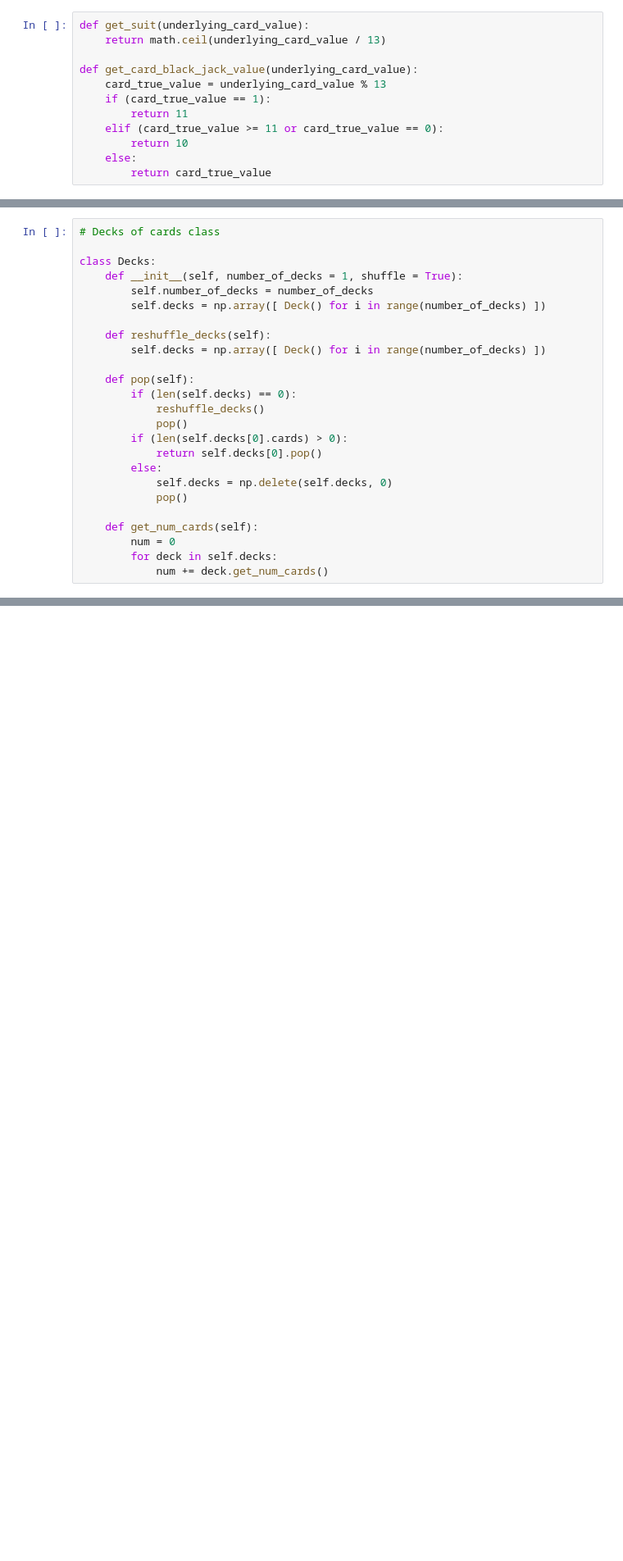
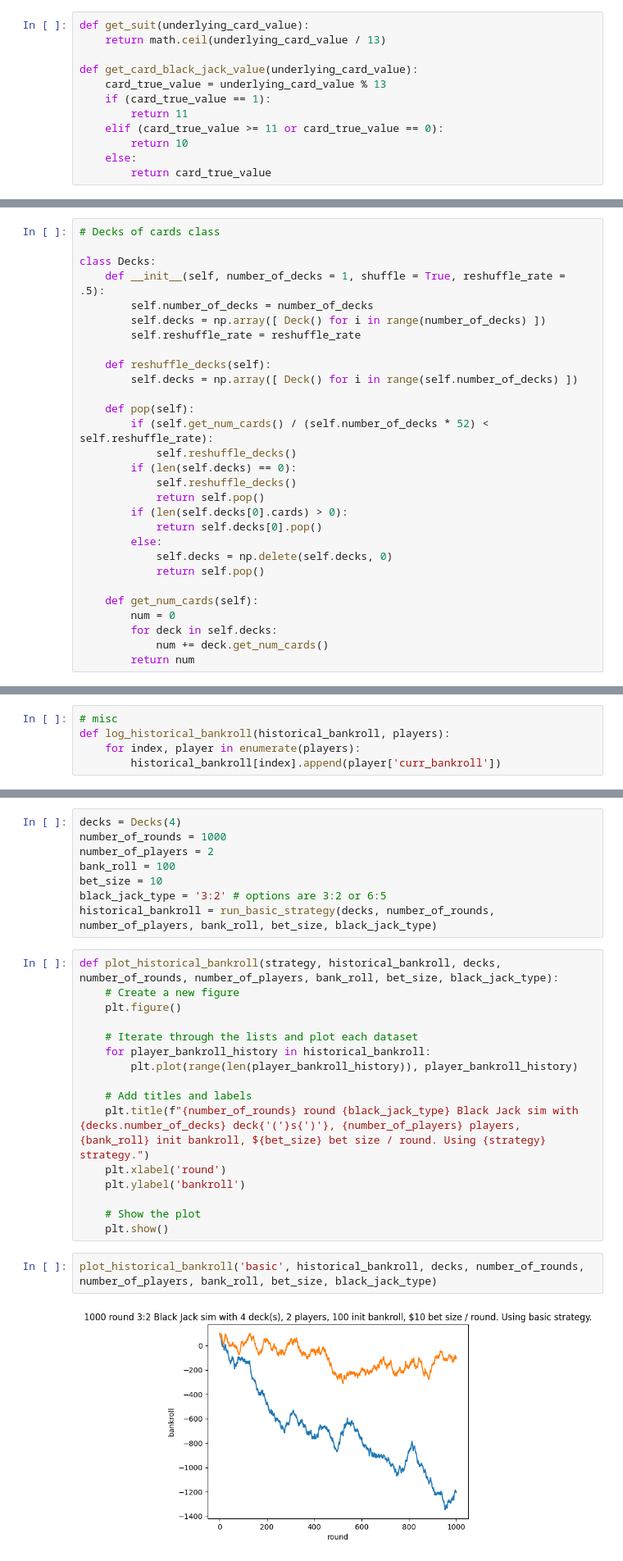
Before and after one commit to smatiz18/jupyter-sandbox, a Jupyter notebook: notebooks/blackjack/blackjack-sim.ipynb, the cells around one changed output, grey strips where cells are left out. Shown: that part at 82% size. Cells and saved outputs as stored; diff of their text form; blank space fills up the shorter version.

Commit message:
adding plt to simulation for basic blackjack strat sim

```diff
--- a/notebooks/blackjack/blackjack-sim.ipynb
+++ b/notebooks/blackjack/blackjack-sim.ipynb
@@ -45,24 +71,28 @@ class Deck:
 # Decks of cards class
 
 class Decks:
-    def __init__(self, number_of_decks = 1, shuffle = True):
+    def __init__(self, number_of_decks = 1, shuffle = True, reshuffle_rate = .5):
         self.number_of_decks = number_of_decks
         self.decks = np.array([ Deck() for i in range(number_of_decks) ])
+        self.reshuffle_rate = reshuffle_rate
 
     def reshuffle_decks(self):
-        self.decks = np.array([ Deck() for i in range(number_of_decks) ])
+        self.decks = np.array([ Deck() for i in range(self.number_of_decks) ])
 
     def pop(self):
+        if (self.get_num_cards() / (self.number_of_decks * 52) < self.reshuffle_rate):
+            self.reshuffle_decks()
         if (len(self.decks) == 0):
-            reshuffle_decks()
-            pop()
+            self.reshuffle_decks()
+            return self.pop()
         if (len(self.decks[0].cards) > 0):
             return self.decks[0].pop()
         else:
             self.decks = np.delete(self.decks, 0)
-            pop()
+            return self.pop()
 
     def get_num_cards(self):
         num = 0
         for deck in self.decks:
             num += deck.get_num_cards()
+        return num
@@ -143,0 +103,5 @@ def double_down_on_hand(decks, player_hand_obj):
+# %%
+# misc
+def log_historical_bankroll(historical_bankroll, players):
+    for index, player in enumerate(players):
+        historical_bankroll[index].append(player['curr_bankroll'])
@@ -268,3 +420,31 @@ def hard_strategy(dealer_up_card, player_hand_value):
             return HIT
     elif player_hand_value >= 17:
         return STAND
+# %%
+decks = Decks(4)
+number_of_rounds = 1000
+number_of_players = 2
+bank_roll = 100
+bet_size = 10
+black_jack_type = '3:2' # options are 3:2 or 6:5
+historical_bankroll = run_basic_strategy(decks, number_of_rounds, number_of_players, bank_roll, bet_size, black_jack_type)
+# %%
+def plot_historical_bankroll(strategy, historical_bankroll, decks, number_of_rounds, number_of_players, bank_roll, bet_size, black_jack_type):
+    # Create a new figure
+    plt.figure()
+
+    # Iterate through the lists and plot each dataset
+    for player_bankroll_history in historical_bankroll:
+        plt.plot(range(len(player_bankroll_history)), player_bankroll_history)
+
+    # Add titles and labels
+    plt.title(f"{number_of_rounds} round {black_jack_type} Black Jack sim with {decks.number_of_decks} deck{'('}s{')'}, {number_of_players} players, {bank_roll} init bankroll, ${bet_size} bet size / round. Using {strategy} strategy.")
+    plt.xlabel('round')
+    plt.ylabel('bankroll')
+
+    # Show the plot
+    plt.show()
+# %%
+plot_historical_bankroll('basic', historical_bankroll, decks, number_of_rounds, number_of_players, bank_roll, bet_size, black_jack_type)
+# %% [output]
+[figure, added]
```
Also changed, not shown: parts of 9 cells of this notebook, 1 other file.
